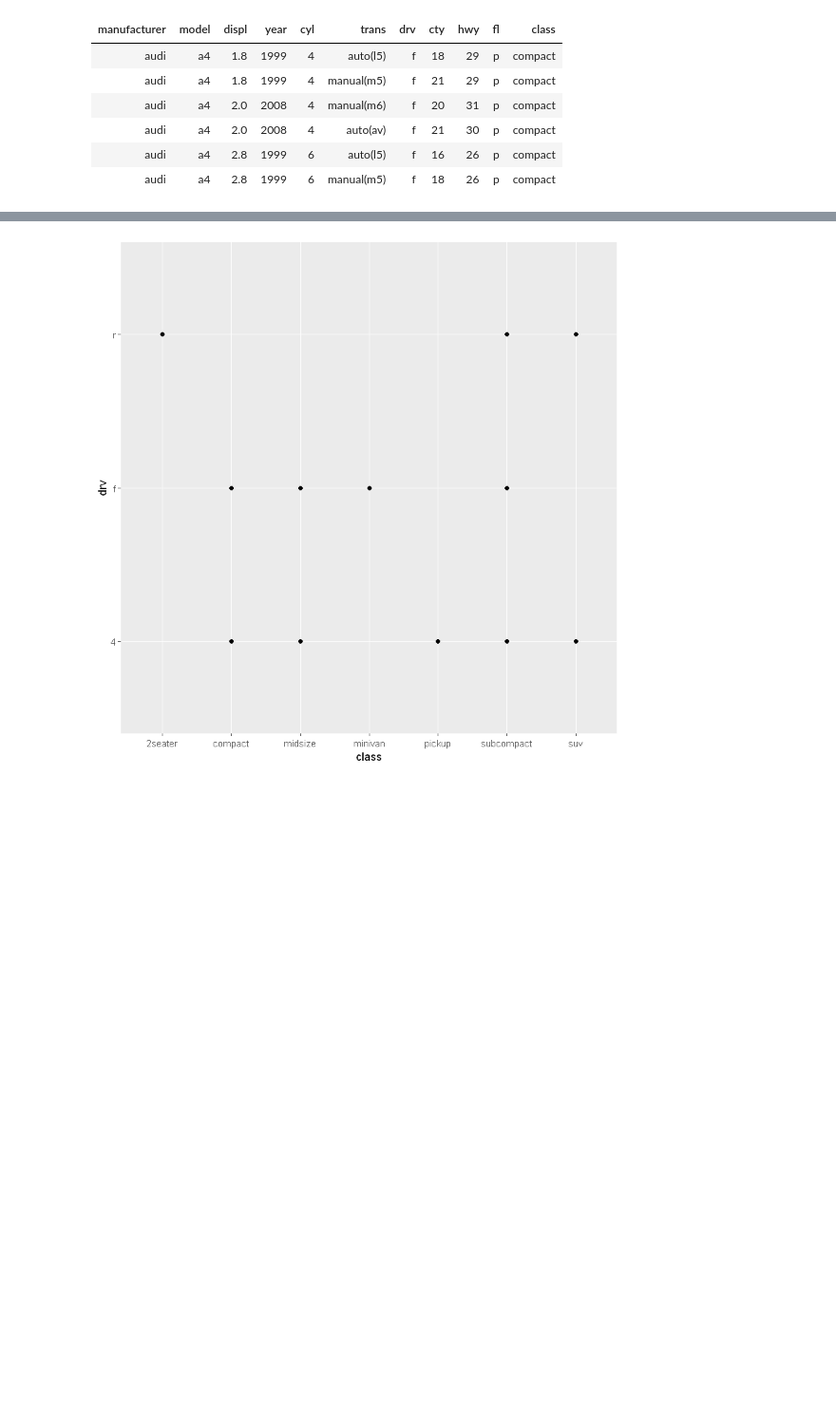
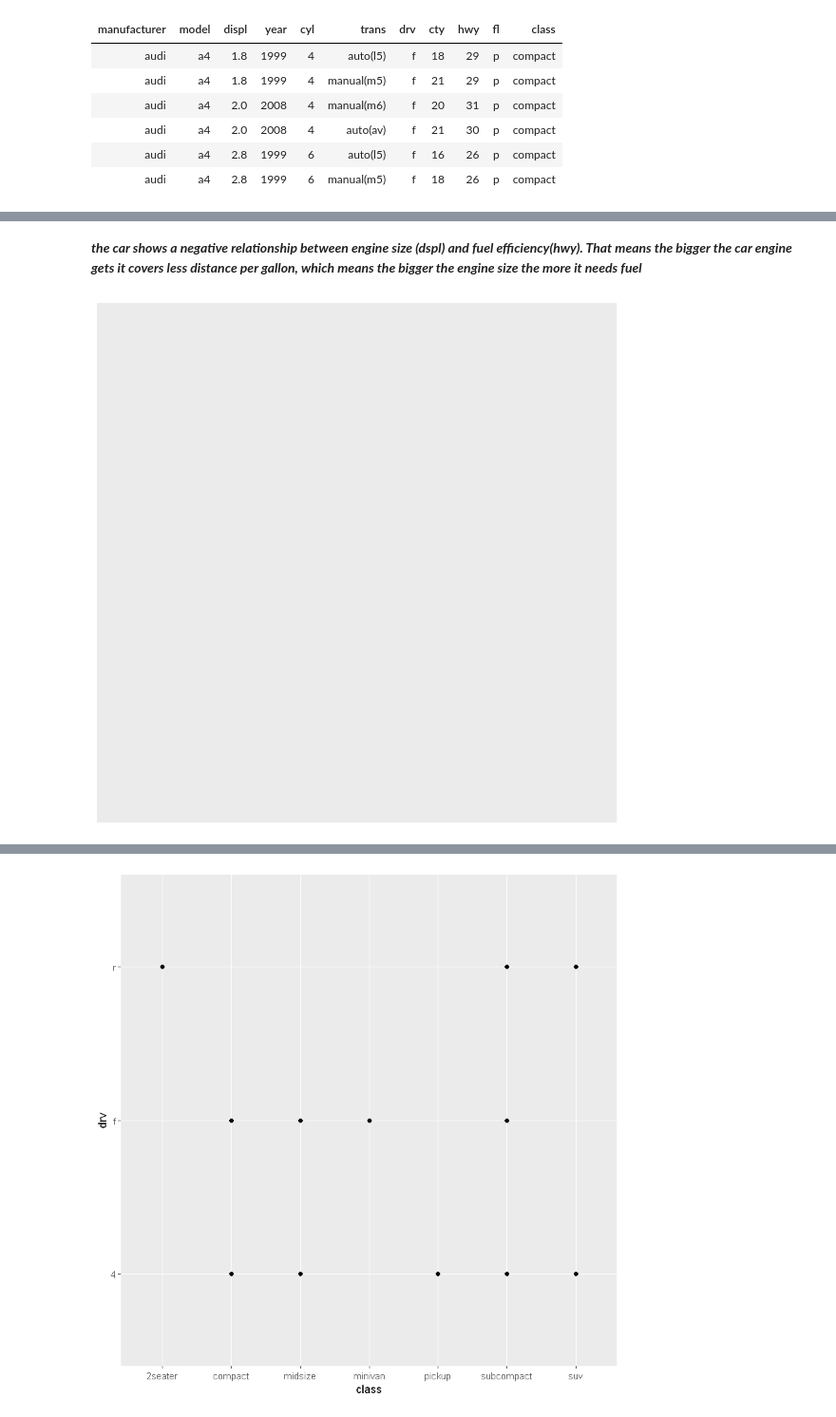
Before and after one commit to Ismael-Haque/r-tutorial, a Jupyter notebook: ggplot_Tut.ipynb, the cells around one changed output, grey strips where cells are left out. Shown: that part at 95% size. Cells and saved outputs as stored; diff of their text form; code cells hidden in the pictures; blank space fills up the shorter version.

Commit message:
ggplot-2nd

```diff
--- a/ggplot_Tut.ipynb
+++ b/ggplot_Tut.ipynb
@@ -29,0 +41,7 @@ head(mpg)
+# %% [markdown]
+***the car shows a negative relationship between engine size (dspl) and fuel efficiency(hwy). That means the bigger the car engine gets it covers less distance per gallon, which means the bigger the engine size the more it needs fuel***
+# %%
+ggplot(data = mpg)
+# this function creates an empty graph which is a layer
+# %% [output]
+[figure, added]
```
Also changed, not shown: parts of 45 cells of this notebook.
